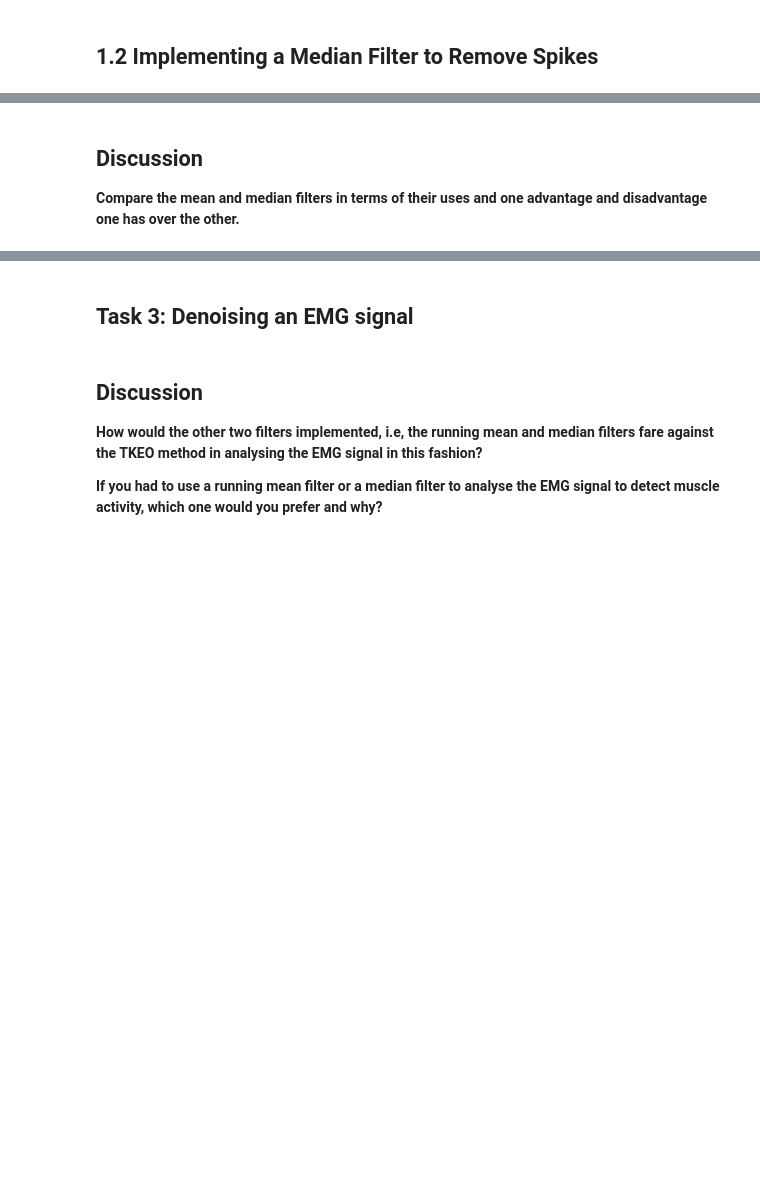
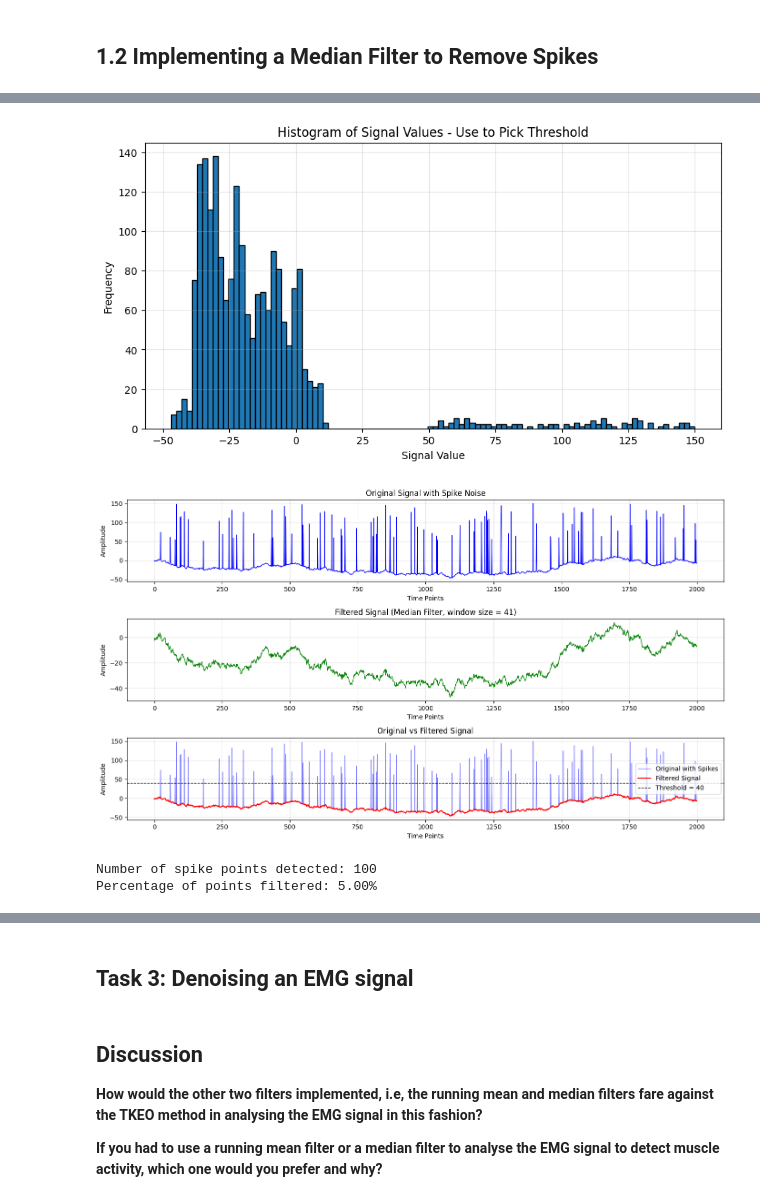
Before and after one commit to tonyechen/TECHIN_513, a Jupyter notebook: lab2/Lab2_StarterCode.ipynb, the cells around one changed output, grey strips where cells are left out. Drawn from its saved outputs; the diff is of its cells as text; code cells hidden in the pictures; blank space fills up the shorter version.

```diff
--- a/lab2/Lab2_StarterCode.ipynb
+++ b/lab2/Lab2_StarterCode.ipynb
@@ -190,26 +326,71 @@ plt.plot(range(0,n),signal)
 # %%
 # use hist to pick threshold
-
+import copy
 
 # visual-picked threshold
-threshold =
+plt.figure(figsize=(10, 5))
+plt.hist(signal, bins=100, edgecolor='black')
+plt.xlabel('Signal Value')
+plt.ylabel('Frequency')
+plt.title('Histogram of Signal Values - Use to Pick Threshold')
+plt.grid(True, alpha=0.3)
+plt.show()
 
+threshold = 40
 
 # find data values above the threshold
-suprathresh =
+suprathresh = np.where(signal > threshold)[0]
 
 # initialize filtered signal
 filtsig = copy.deepcopy(signal)
 
 # loop through suprathreshold points and set to median of k
 k = 20 # actual window is k*2+1
 for ti in range(0, len(suprathresh)):
     # TO DO : finish the for loop to apply the median filter
     # lower and upper bounds
     # compute median of surrounding points
+    idx = suprathresh[ti]
+    lower_bound = max(0, idx - k)
+    upper_bound = min(n, idx + k + 1)
+    filtsig[idx] = np.median(signal[lower_bound:upper_bound])
 
 # TO DO: plot your results as directed
+plt.figure(figsize=(14, 8))
+# Subplot 1: Original signal with spike noise
+plt.subplot(3, 1, 1)
+plt.plot(range(0, n), signal, 'b-', linewidth=1)
+plt.xlabel('Time Points')
+plt.ylabel('Amplitude')
+plt.title('Original Signal with Spike Noise')
+plt.grid(True, alpha=0.3)
+
+# Subplot 2: Filtered signal
+plt.subplot(3, 1, 2)
+plt.plot(range(0, n), filtsig, 'g-', linewidth=1)
+plt.xlabel('Time Points')
+plt.ylabel('Amplitude')
+plt.title(f'Filtered Signal (Median Filter, window size = {2*k+1})')
+plt.grid(True, alpha=0.3)
+
+# Subplot 3: Original and filtered overlaid
+plt.subplot(3, 1, 3)
+plt.plot(range(0, n), signal, 'b-', linewidth=1, alpha=0.5, label='Original with Spikes')
+plt.plot(range(0, n), filtsig, 'r-', linewidth=1.5, label='Filtered Signal')
+plt.axhline(y=threshold, color='k', linestyle='--', linewidth=1, label=f'Threshold = {threshold}')
+plt.xlabel('Time Points')
+plt.ylabel('Amplitude')
+plt.title('Original vs Filtered Signal')
+plt.legend()
+plt.grid(True, alpha=0.3)
+
+plt.tight_layout()
+plt.show()
+
+print(f"Number of spike points detected: {len(suprathresh)}")
+print(f"Percentage of points filtered: {len(suprathresh)/n*100:.2f}%")
+# %% [output]
+[figure, added]
+[figure, added]
+Number of spike points detected: 100
+Percentage of points filtered: 5.00%
-# %% [markdown]
-## Discussion
-
-**Compare the mean and median filters in terms of their uses and one advantage and disadvantage one has over the other.**
```
Also changed, not shown: parts of 10 cells of this notebook, 1 other file.
